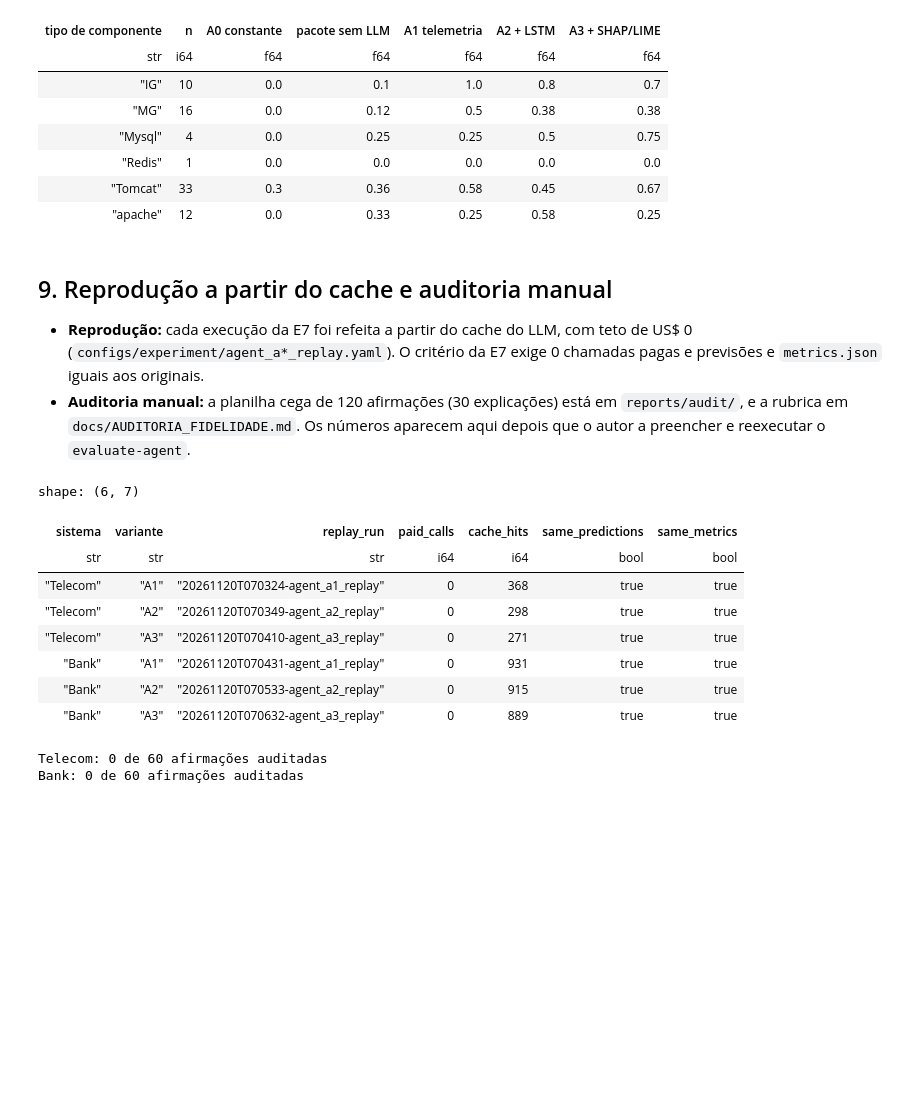
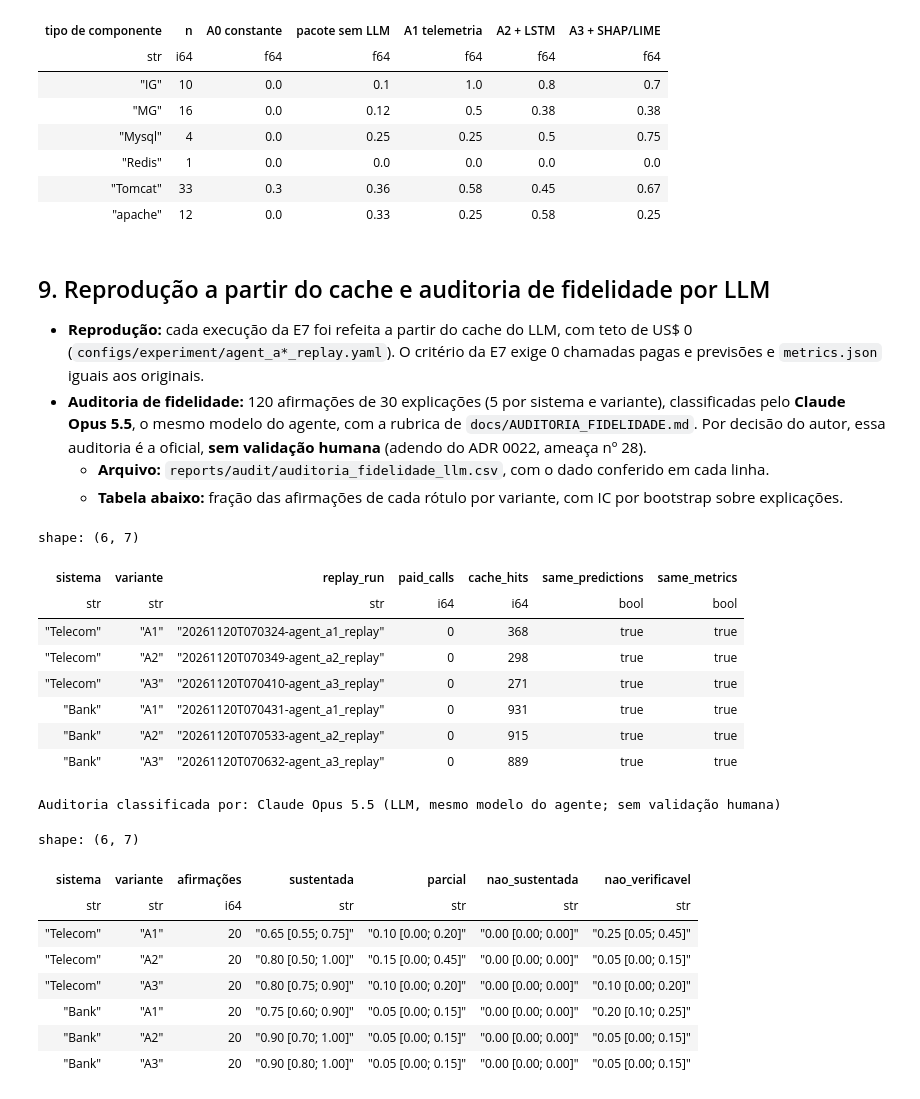
Before and after one commit to FelipeBagnatori01/TCC_AI, a Jupyter notebook: notebooks/analise_e7_agente.ipynb, the cells around one changed output. Saved outputs shown, nothing was run; the diff lists cells and outputs as text; code cells hidden in the pictures; blank space fills up the shorter version.

```diff
--- a/notebooks/analise_e7_agente.ipynb
+++ b/notebooks/analise_e7_agente.ipynb
@@ -604,47 +604,64 @@ shape: (6, 7)
 | "Tomcat" | 33 | 0.3 | 0.36 | 0.58 | 0.45 | 0.67 |
 | "apache" | 12 | 0.0 | 0.33 | 0.25 | 0.58 | 0.25 |
 # %% [markdown]
-## 9. Reprodução a partir do cache e auditoria manual
+## 9. Reprodução a partir do cache e auditoria de fidelidade por LLM
 
 - **Reprodução:** cada execução da E7 foi refeita a partir do cache do LLM, com teto de US$ 0 (`configs/experiment/agent_a*_replay.yaml`). O critério da E7 exige 0 chamadas pagas e previsões e `metrics.json` iguais aos originais.
-- **Auditoria manual:** a planilha cega de 120 afirmações (30 explicações) está em `reports/audit/`, e a rubrica em `docs/AUDITORIA_FIDELIDADE.md`. Os números aparecem aqui depois que o autor a preencher e reexecutar o `evaluate-agent`.
+- **Auditoria de fidelidade:** 120 afirmações de 30 explicações (5 por sistema e variante), classificadas pelo **Claude Opus 5.5**, o mesmo modelo do agente, com a rubrica de `docs/AUDITORIA_FIDELIDADE.md`. Por decisão do autor, essa auditoria é a oficial, **sem validação humana** (adendo do ADR 0022, ameaça nº 28).
+  - **Arquivo:** `reports/audit/auditoria_fidelidade_llm.csv`, com o dado conferido em cada linha.
+  - **Tabela abaixo:** fração das afirmações de cada rótulo por variante, com IC por bootstrap sobre explicações.
 # %%
 display(
     pl.DataFrame(
         [
             {"sistema": s, "variante": v}
             | {
                 k: r[k]
                 for k in (
                     "replay_run",
                     "paid_calls",
                     "cache_hits",
                     "same_predictions",
                     "same_metrics",
                 )
             }
             for s in SYSTEMS
             for v, r in E[s]["replay"].items()
         ]
     )
 )
-for s in SYSTEMS:
-    a = E[s]["audit"]
-    print(f"{s}: {a['system_classified']} de {a['system_claims']} afirmações auditadas")
-if E["Bank"]["audit"]["classified"]:
-    display(E["Bank"]["audit"]["by_variant"])
+AUDIT = ["sustentada", "parcial", "nao_sustentada", "nao_verificavel"]
+print("Auditoria classificada por:", E["Telecom"]["audit"]["rater"])
+display(
+    pl.DataFrame(
+        [
+            {"sistema": s, "variante": v, "afirmações": r["claims"]}
+            | {lab: fmt(r[lab]) for lab in AUDIT}
+            for s in SYSTEMS
+            for v, r in E[s]["audit"]["by_variant"].items()
+        ]
+    )
+)
 # %% [output]
 shape: (6, 7)
 | sistema | variante | replay_run | paid_calls | cache_hits | same_predictions | same_metrics |
 | str | str | str | i64 | i64 | bool | bool |
 | "Telecom" | "A1" | "20261120T070324-agent_a1_replay" | 0 | 368 | true | true |
 | "Telecom" | "A2" | "20261120T070349-agent_a2_replay" | 0 | 298 | true | true |
 | "Telecom" | "A3" | "20261120T070410-agent_a3_replay" | 0 | 271 | true | true |
 | "Bank" | "A1" | "20261120T070431-agent_a1_replay" | 0 | 931 | true | true |
 | "Bank" | "A2" | "20261120T070533-agent_a2_replay" | 0 | 915 | true | true |
 | "Bank" | "A3" | "20261120T070632-agent_a3_replay" | 0 | 889 | true | true |
-Telecom: 0 de 60 afirmações auditadas
-Bank: 0 de 60 afirmações auditadas
+Auditoria classificada por: Claude Opus 5.5 (LLM, mesmo modelo do agente; sem validação humana)
+shape: (6, 7)
+| sistema | variante | afirmações | sustentada | parcial | nao_sustentada | nao_verificavel |
+| str | str | i64 | str | str | str | str |
+| "Telecom" | "A1" | 20 | "0.65 [0.55; 0.75]" | "0.10 [0.00; 0.20]" | "0.00 [0.00; 0.00]" | "0.25 [0.05; 0.45]" |
+| "Telecom" | "A2" | 20 | "0.80 [0.50; 1.00]" | "0.15 [0.00; 0.45]" | "0.00 [0.00; 0.00]" | "0.05 [0.00; 0.15]" |
+| "Telecom" | "A3" | 20 | "0.80 [0.75; 0.90]" | "0.10 [0.00; 0.20]" | "0.00 [0.00; 0.00]" | "0.10 [0.00; 0.20]" |
+| "Bank" | "A1" | 20 | "0.75 [0.60; 0.90]" | "0.05 [0.00; 0.15]" | "0.00 [0.00; 0.00]" | "0.20 [0.10; 0.25]" |
+| "Bank" | "A2" | 20 | "0.90 [0.70; 1.00]" | "0.05 [0.00; 0.15]" | "0.00 [0.00; 0.00]" | "0.05 [0.00; 0.15]" |
+| "Bank" | "A3" | 20 | "0.90 [0.80; 1.00]" | "0.05 [0.00; 0.15]" | "0.00 [0.00; 0.00]" | "0.05 [0.00; 0.15]" |
 # %% [markdown]
 ## 10. Leitura
 
```
Also changed, not shown: parts of 3 cells of this notebook, 14 other files.
